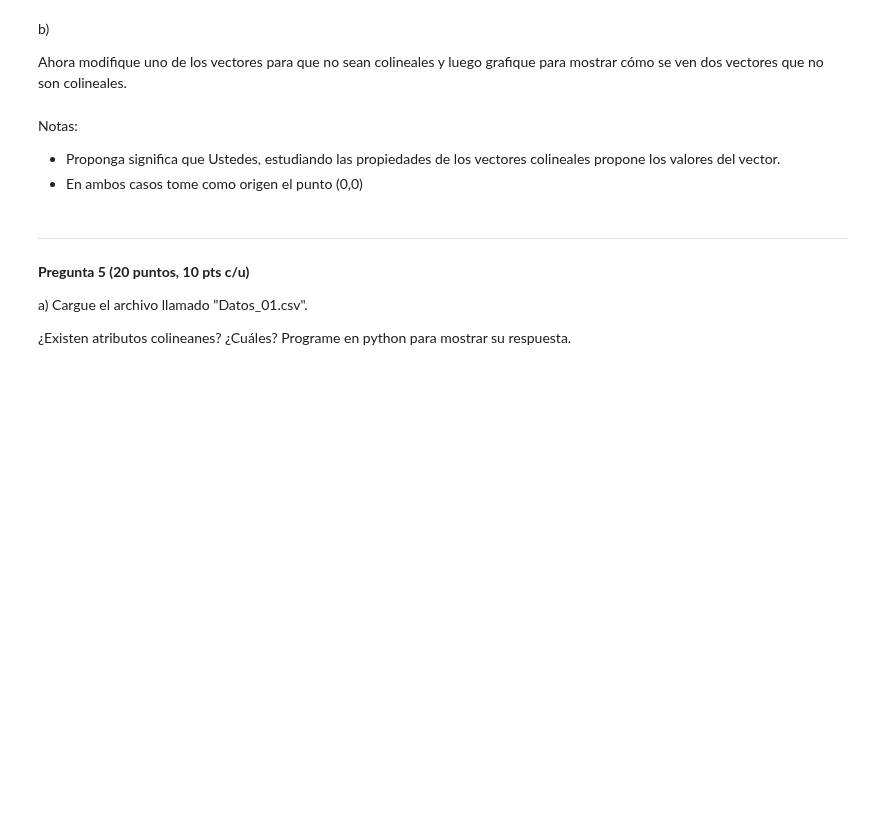
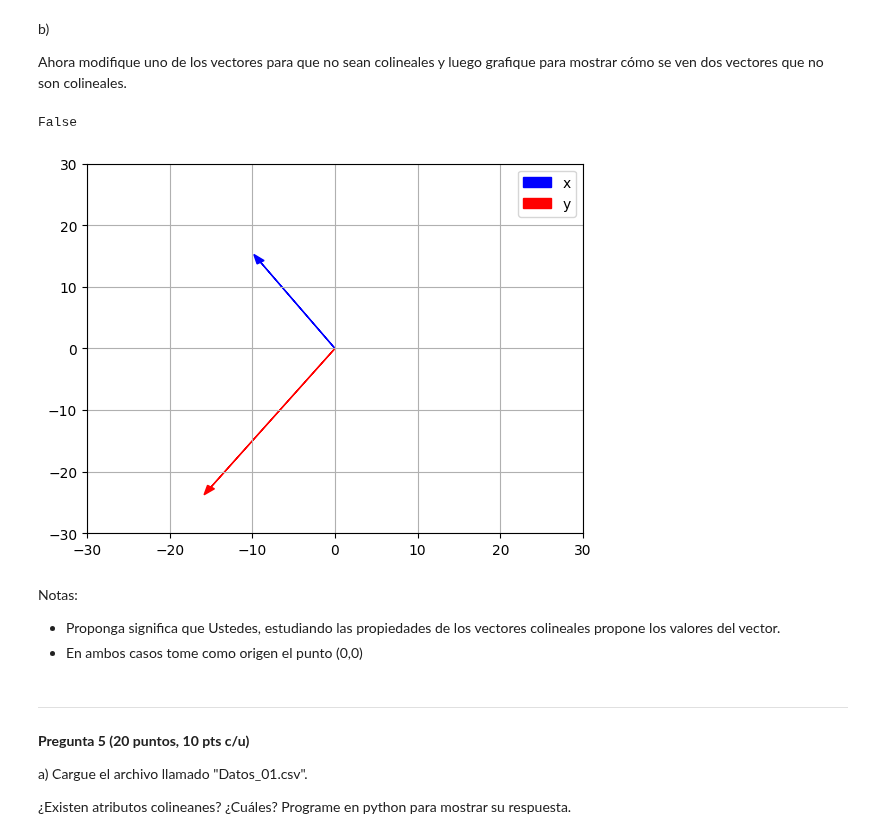
Before and after one commit to mantofer02/DataScienceBootcamp, a Jupyter notebook: Matematica-FundaTec/Tareas/1/Trabajo_Práctico_1_MCD.ipynb, the cells around one changed output. Saved outputs shown, nothing was run; the diff lists cells and outputs as text; code cells hidden in the pictures; blank space fills up the shorter version.

```diff
--- a/Matematica-FundaTec/Tareas/1/Trabajo_Práctico_1_MCD.ipynb
+++ b/Matematica-FundaTec/Tareas/1/Trabajo_Práctico_1_MCD.ipynb
@@ -94,6 +179,16 @@ a) Proponga dos vectores:  $x$  e  $y$ que sean colineales (con dos elementos ca
 b)
 
 Ahora modifique uno de los vectores para que no sean colineales y luego grafique para mostrar cómo se ven dos vectores que no son colineales.
+# %%
+x = [-9, 14]
+
+are_collinear(x, y)
+# %% [output]
+False
+# %%
+plot_vectors(x, y)
+# %% [output]
+[figure, added]
 # %% [markdown]
 Notas:
 - Proponga significa que Ustedes, estudiando las propiedades de los vectores colineales propone los valores del  vector.
```
Also changed, not shown: parts of 16 cells of this notebook.
